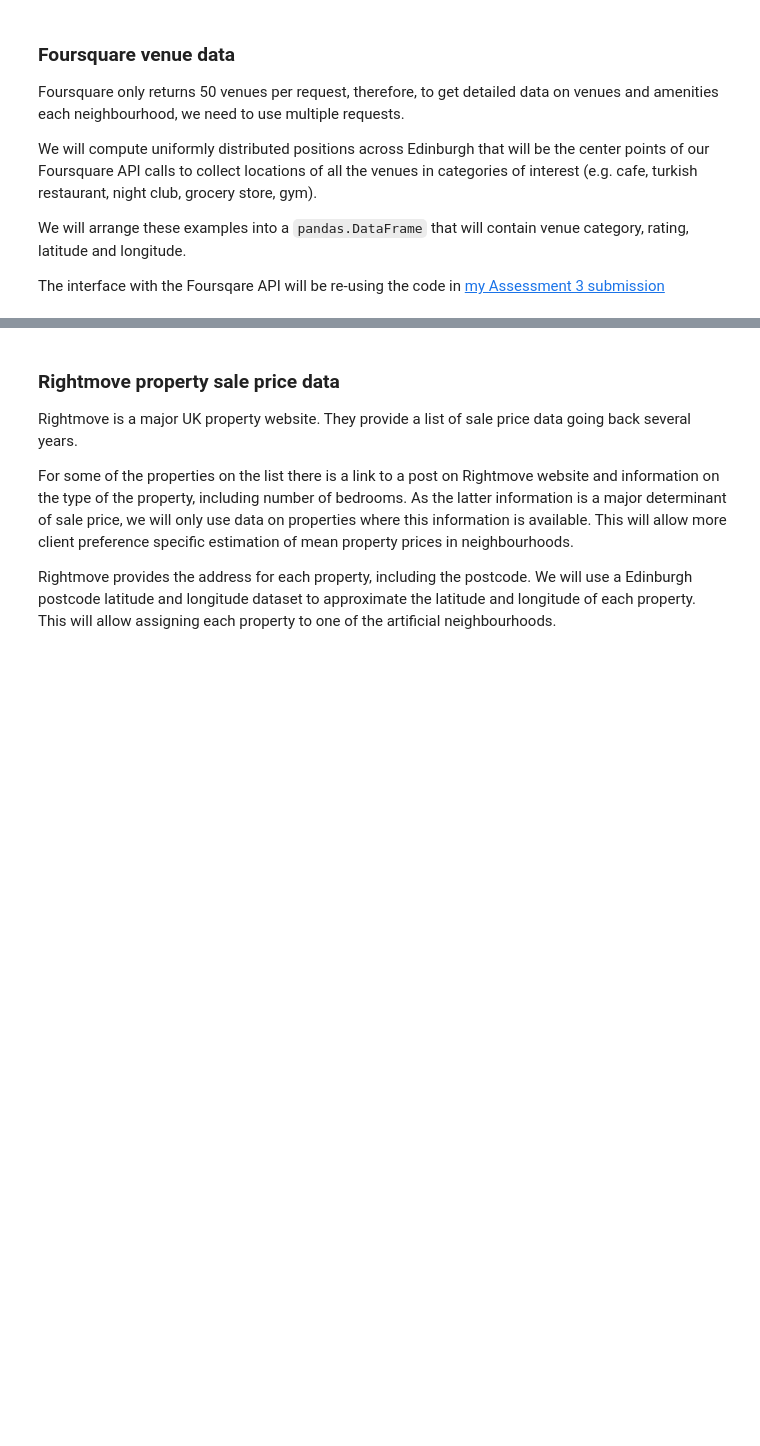
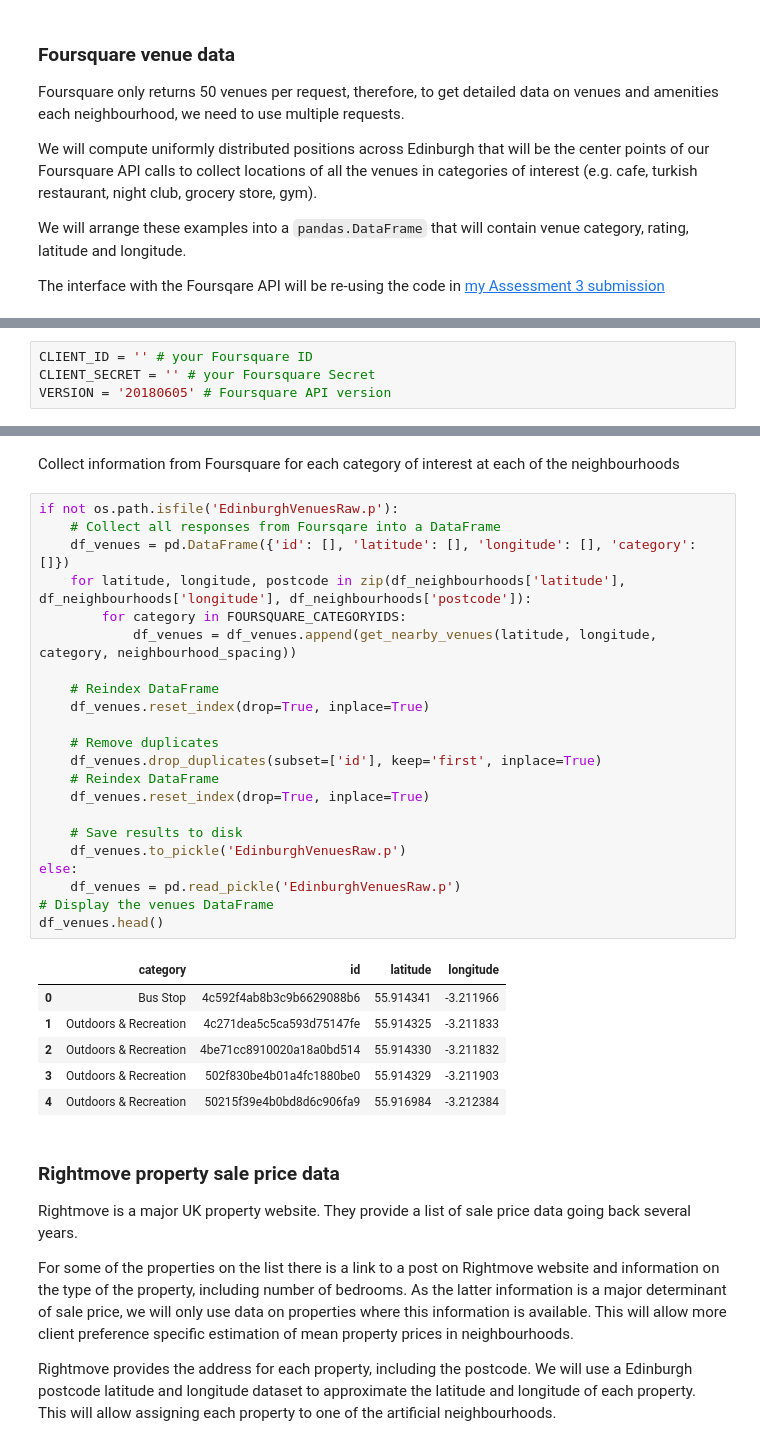
Before and after one commit to sanntann/Coursera_Capstone, a Jupyter notebook: WhereToBuyInEdinburgh.ipynb, the cells around one changed output, grey strips where cells are left out. Saved outputs shown, nothing was run; the diff lists cells and outputs as text; blank space fills up the shorter version.

Commit message:
Collected venue data from Foursquare

```diff
--- a/WhereToBuyInEdinburgh.ipynb
+++ b/WhereToBuyInEdinburgh.ipynb
@@ -178,0 +197,4 @@ The interface with the Foursqare API will be re-using the code in [my Assessment
+# %%
+CLIENT_ID = '' # your Foursquare ID
+CLIENT_SECRET = '' # your Foursquare Secret
+VERSION = '20180605' # Foursquare API version
@@ -179,3 +263,34 @@ The interface with the Foursqare API will be re-using the code in [my Assessment
+# %% [markdown]
+Collect information from Foursquare for each category of interest at each of the neighbourhoods
+# %%
+if not os.path.isfile('EdinburghVenuesRaw.p'):
+    # Collect all responses from Foursqare into a DataFrame
+    df_venues = pd.DataFrame({'id': [], 'latitude': [], 'longitude': [], 'category': []})
+    for latitude, longitude, postcode in zip(df_neighbourhoods['latitude'], df_neighbourhoods['longitude'], df_neighbourhoods['postcode']):
+        for category in FOURSQUARE_CATEGORYIDS:
+            df_venues = df_venues.append(get_nearby_venues(latitude, longitude, category, neighbourhood_spacing))
+
+    # Reindex DataFrame
+    df_venues.reset_index(drop=True, inplace=True)
+
+    # Remove duplicates
+    df_venues.drop_duplicates(subset=['id'], keep='first', inplace=True)
+    # Reindex DataFrame
+    df_venues.reset_index(drop=True, inplace=True)
+
+    # Save results to disk
+    df_venues.to_pickle('EdinburghVenuesRaw.p')
+else:
+    df_venues = pd.read_pickle('EdinburghVenuesRaw.p')
+# Display the venues DataFrame
+df_venues.head()
+# %% [output]
+|  | category | id | latitude | longitude |
+| 0 | Bus Stop | 4c592f4ab8b3c9b6629088b6 | 55.914341 | -3.211966 |
+| 1 | Outdoors & Recreation | 4c271dea5c5ca593d75147fe | 55.914325 | -3.211833 |
+| 2 | Outdoors & Recreation | 4be71cc8910020a18a0bd514 | 55.914330 | -3.211832 |
+| 3 | Outdoors & Recreation | 502f830be4b01a4fc1880be0 | 55.914329 | -3.211903 |
+| 4 | Outdoors & Recreation | 50215f39e4b0bd8d6c906fa9 | 55.916984 | -3.212384 |
 # %% [markdown]
 ### Rightmove property sale price data <a name="data.rightmove_property_sale_price_data"/>
 
```
Also changed, not shown: parts of 7 cells of this notebook, 1 other file.
